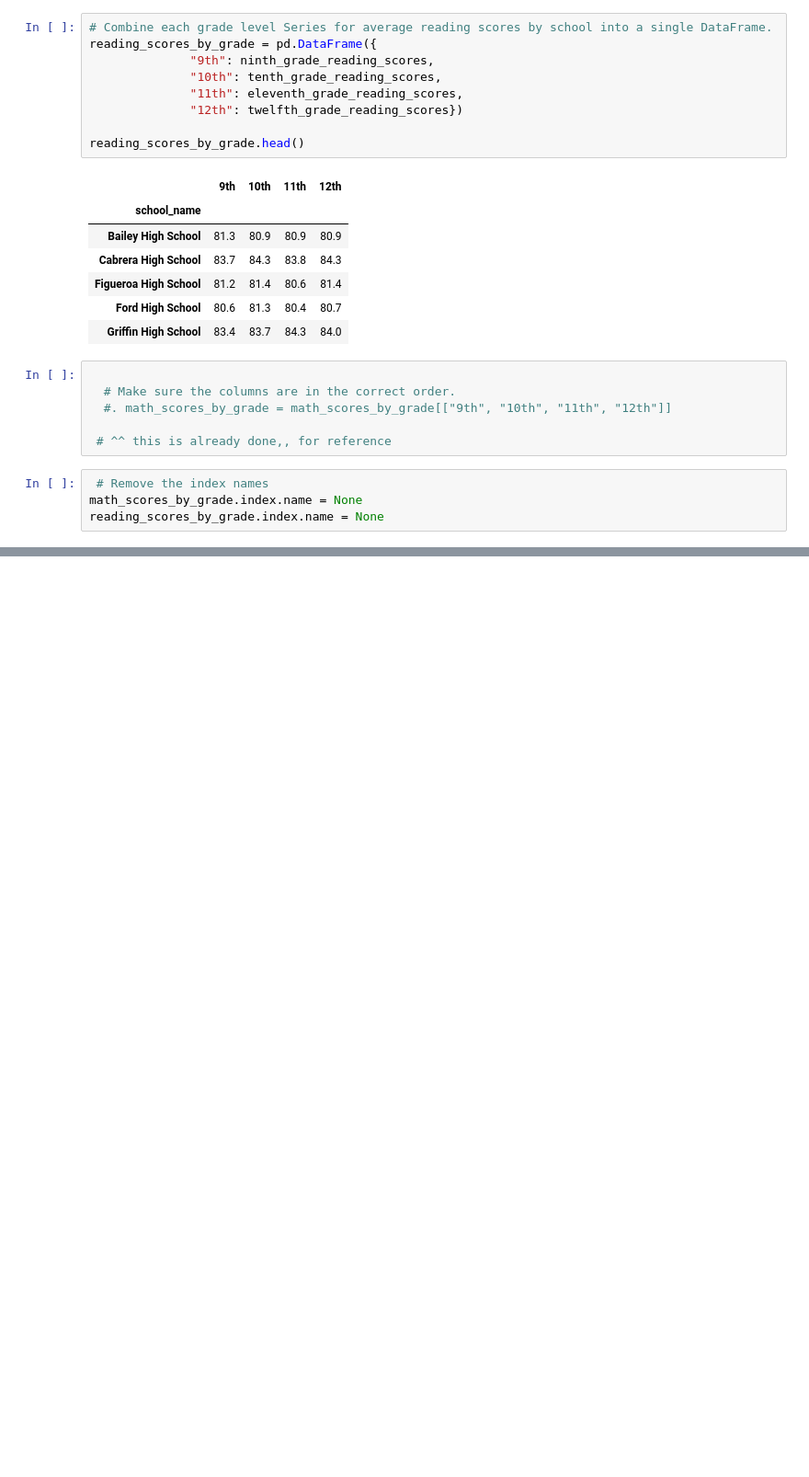
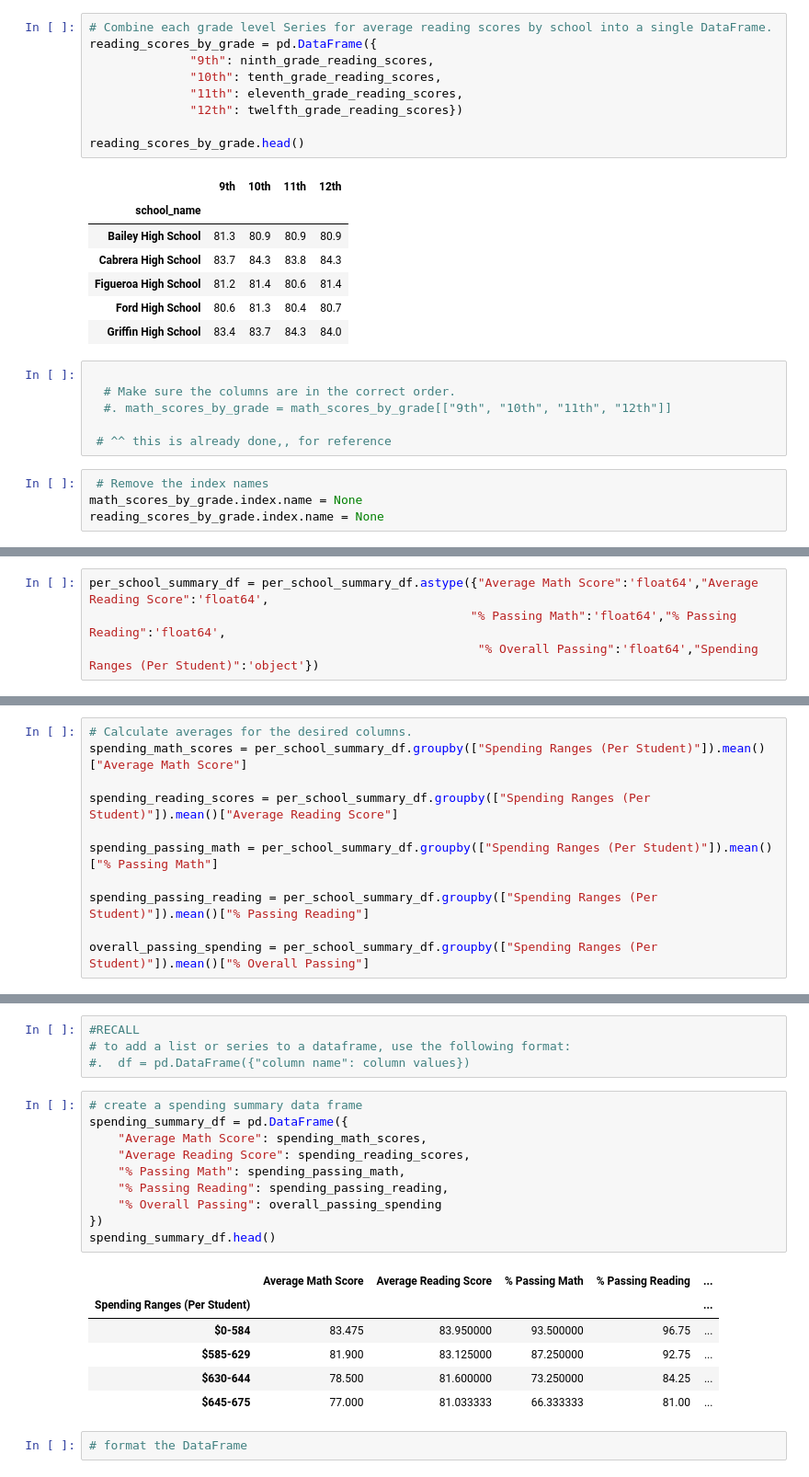
Before and after one commit to tcjurgens/School_District_Analysis, a Jupyter notebook: PyCitySchools.ipynb, the cells around one changed output, grey strips where cells are left out. Shown: that part at 92% size. Saved outputs shown, nothing was run; the diff lists cells and outputs as text; blank space fills up the shorter version.

```diff
--- a/PyCitySchools.ipynb
+++ b/PyCitySchools.ipynb
@@ -881,0 +928,4 @@ math_scores_by_grade
+# %%
+per_school_summary_df = per_school_summary_df.astype({"Average Math Score":'float64',"Average Reading Score":'float64',
+                                                     "% Passing Math":'float64',"% Passing Reading":'float64',
+                                                      "% Overall Passing":'float64',"Spending Ranges (Per Student)":'object'})
@@ -881,0 +946,11 @@ math_scores_by_grade
+# %%
+# Calculate averages for the desired columns.
+spending_math_scores = per_school_summary_df.groupby(["Spending Ranges (Per Student)"]).mean()["Average Math Score"]
+
+spending_reading_scores = per_school_summary_df.groupby(["Spending Ranges (Per Student)"]).mean()["Average Reading Score"]
+
+spending_passing_math = per_school_summary_df.groupby(["Spending Ranges (Per Student)"]).mean()["% Passing Math"]
+
+spending_passing_reading = per_school_summary_df.groupby(["Spending Ranges (Per Student)"]).mean()["% Passing Reading"]
+
+overall_passing_spending = per_school_summary_df.groupby(["Spending Ranges (Per Student)"]).mean()["% Overall Passing"]
@@ -881,0 +966,23 @@ math_scores_by_grade
+# %%
+#RECALL
+# to add a list or series to a dataframe, use the following format:
+#.  df = pd.DataFrame({"column name": column values})
+# %%
+# create a spending summary data frame
+spending_summary_df = pd.DataFrame({
+    "Average Math Score": spending_math_scores,
+    "Average Reading Score": spending_reading_scores,
+    "% Passing Math": spending_passing_math,
+    "% Passing Reading": spending_passing_reading,
+    "% Overall Passing": overall_passing_spending
+})
+spending_summary_df.head()
+# %% [output]
+|  | Average Math Score | Average Reading Score | % Passing Math | % Passing Reading | ... |
+| Spending Ranges (Per Student) |  |  |  |  | ... |
+| $0-584 | 83.475 | 83.950000 | 93.500000 | 96.75 | ... |
+| $585-629 | 81.900 | 83.125000 | 87.250000 | 92.75 | ... |
+| $630-644 | 78.500 | 81.600000 | 73.250000 | 84.25 | ... |
+| $645-675 | 77.000 | 81.033333 | 66.333333 | 81.00 | ... |
+# %%
+# format the DataFrame
```
Also changed, not shown: parts of 11 cells of this notebook.
